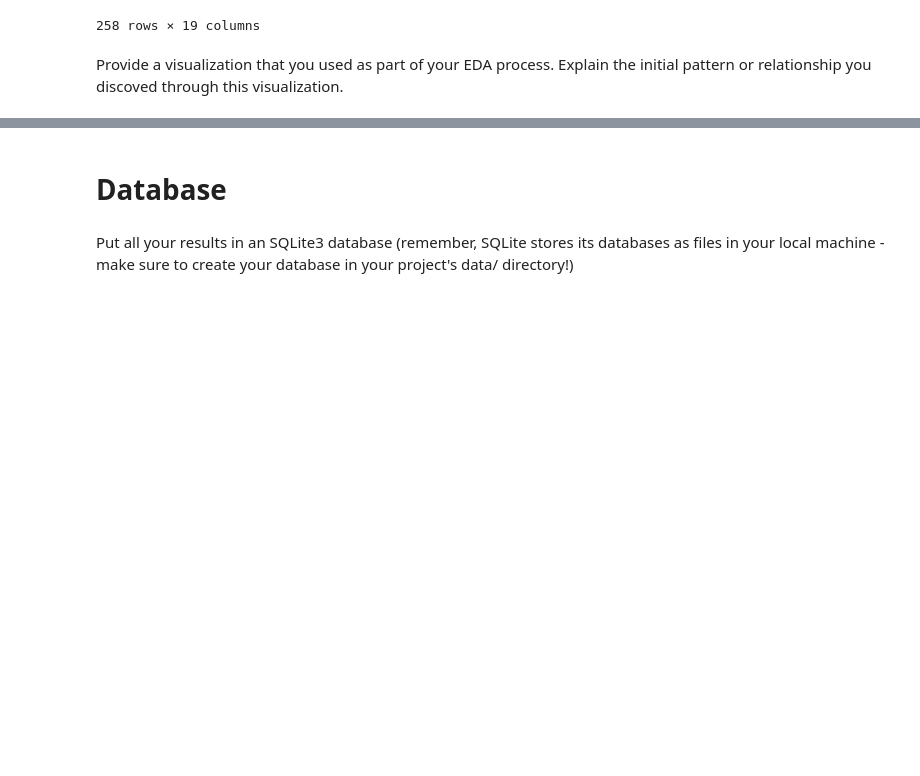
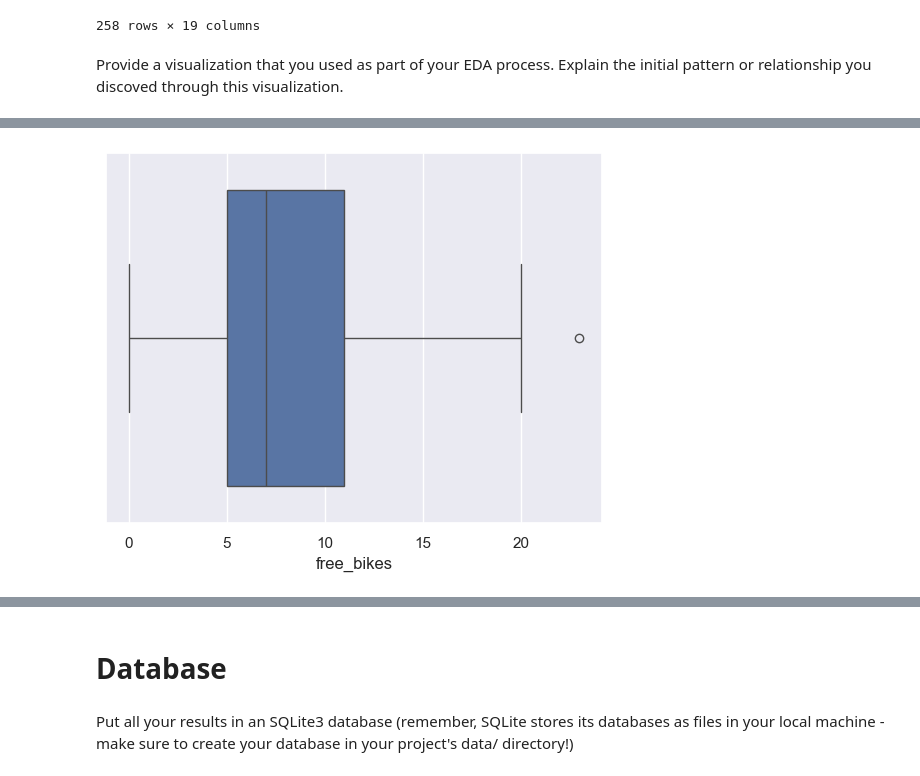
Before and after one commit to Jacyndy/Statistical-Modelling-With-Python, a Jupyter notebook: notebooks/joining_data.ipynb, the cells around one changed output, grey strips where cells are left out. Saved outputs shown, nothing was run; the diff lists cells and outputs as text; code cells hidden in the pictures; blank space fills up the shorter version.

```diff
--- a/notebooks/joining_data.ipynb
+++ b/notebooks/joining_data.ipynb
@@ -248,0 +259,5 @@ Provide a visualization that you used as part of your EDA process. Explain the i
+# %%
+sns.boxplot(x=df_merged['free_bikes'])
+plt.show()
+# %% [output]
+[figure, added]
```
Also changed, not shown: parts of 27 cells of this notebook, 4 other files.
